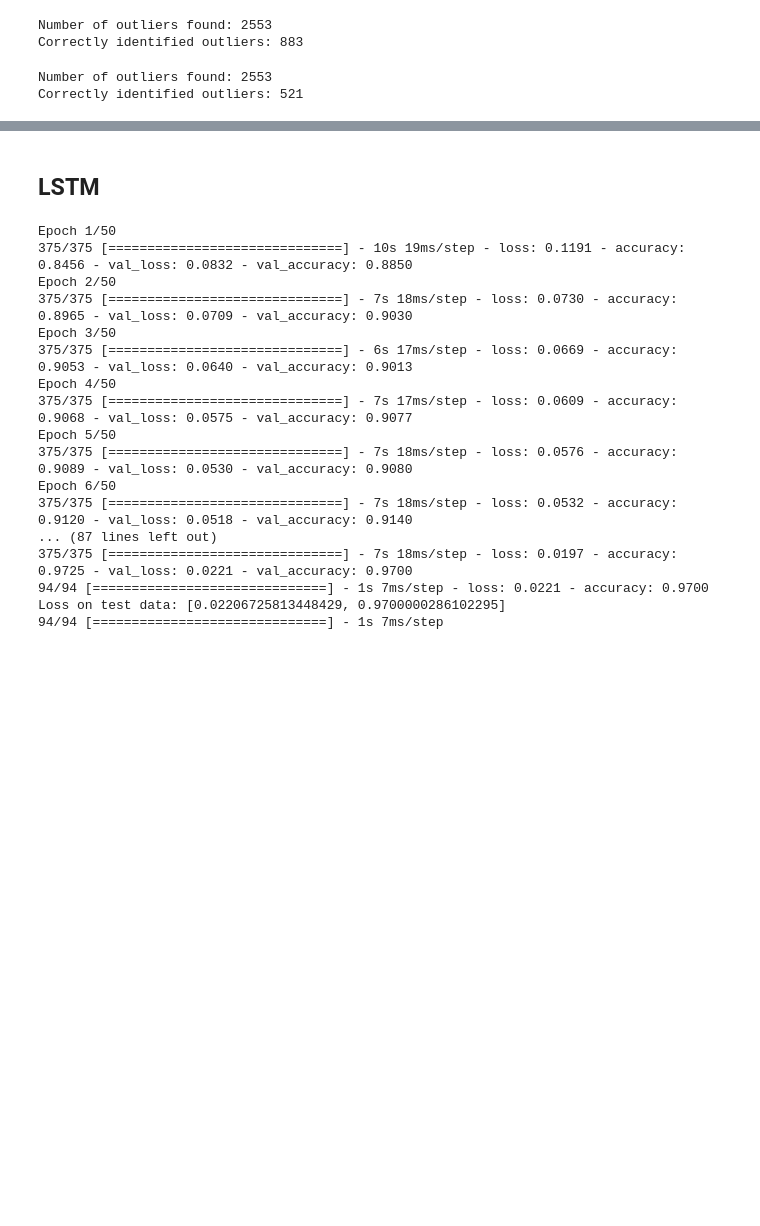
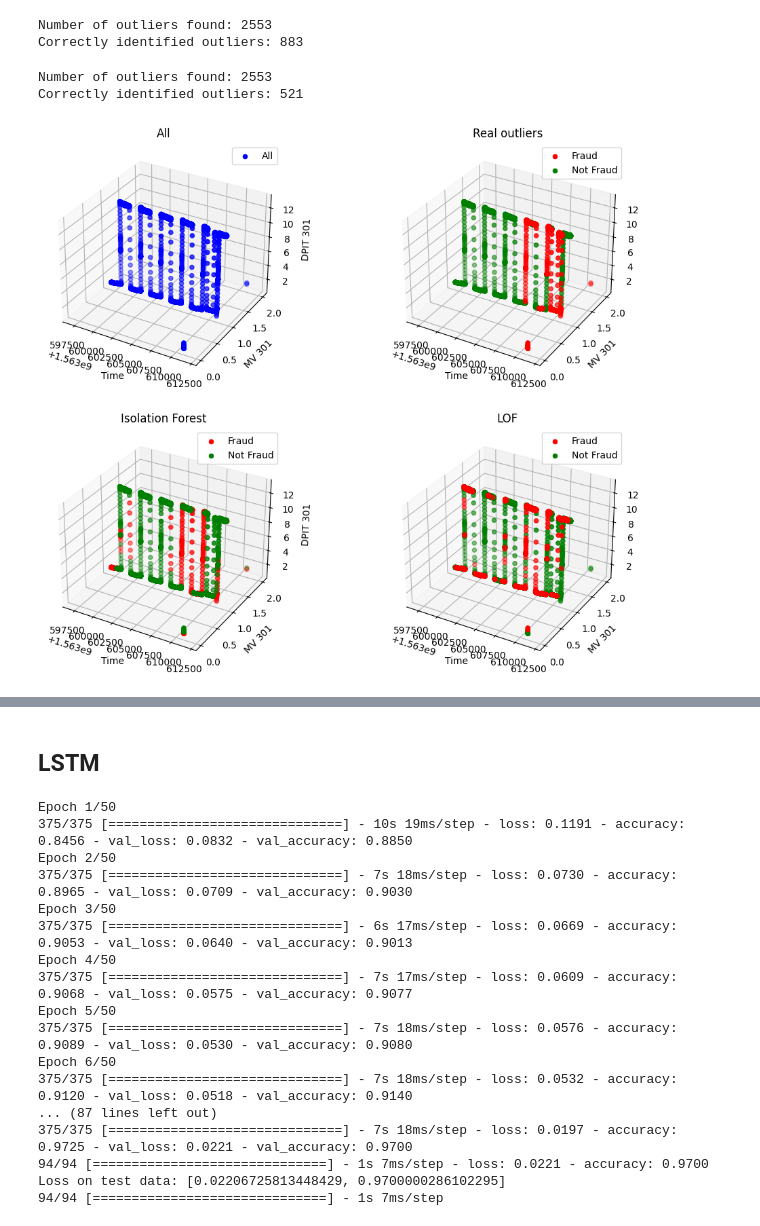
Before and after one commit to Josephine19-stack/secu_secu_secu, a Jupyter notebook: notebook.ipynb, the cells around one changed output, grey strips where cells are left out. Saved outputs shown, nothing was run; the diff lists cells and outputs as text; code cells hidden in the pictures; blank space fills up the shorter version.

Commit message:
add visualisation

```diff
--- a/notebook.ipynb
+++ b/notebook.ipynb
@@ -124,3 +125,46 @@ print(f"Correctly identified outliers: {correct_outliers}")
 # %% [output]
 Number of outliers found: 2553
 Correctly identified outliers: 521
+# %%
+def show3D_data_fraud(df, df_no_label, x_axis_name, y_axis_name, z_axis_name):
+    fig, axes = plt.subplots(2, 2, figsize=(12, 10), subplot_kw={'projection': '3d'})
+
+    df_fraud = df[df["Label"] == 1]
+    df_no_fraud = df[df["Label"] == 0]
+
+    df_no_label_iso_f = df_no_label[df_no_label["outliers"] == -1]
+    df_no_label_iso_no_f = df_no_label[df_no_label["outliers"] == 1]
+
+    df_no_label_lof_f = df_no_label[df_no_label["lof_outliers"] == -1]
+    df_no_label_lof_no_f = df_no_label[df_no_label["lof_outliers"] == 1]
+
+    axes[0, 1].scatter(df_fraud[x_axis_name], df_fraud[y_axis_name], df_fraud[z_axis_name], c="red", label="Fraud")
+    axes[0, 1].scatter(df_no_fraud[x_axis_name], df_no_fraud[y_axis_name], df_no_fraud[z_axis_name], c="green", label="Not Fraud")
+    axes[0, 1].set_title("Real outliers")
+
+    axes[0, 0].scatter(df[x_axis_name], df[y_axis_name], df[z_axis_name], c="blue", label="All")
+    axes[0, 0].set_title("All")
+
+    axes[1, 0].scatter(df_no_label_iso_f[x_axis_name], df_no_label_iso_f[y_axis_name], df_no_label_iso_f[z_axis_name], c="red", label="Fraud")
+    axes[1, 0].scatter(df_no_label_iso_no_f[x_axis_name], df_no_label_iso_no_f[y_axis_name], df_no_label_iso_no_f[z_axis_name], c="green", label="Not Fraud")
+    axes[1, 0].set_title("Isolation Forest")
+
+    axes[1, 1].scatter(df_no_label_lof_f[x_axis_name], df_no_label_lof_f[y_axis_name], df_no_label_lof_f[z_axis_name], c="red", label="Fraud")
+    axes[1, 1].scatter(df_no_label_lof_no_f[x_axis_name], df_no_label_lof_no_f[y_axis_name], df_no_label_lof_no_f[z_axis_name], c="green", label="Not Fraud")
+    axes[1, 1].set_title("LOF")
+
+
+    for i in range(2):
+        for j in range(2):
+            ax = axes[i, j]
+            ax.set_xlabel(x_axis_name)
+            ax.set_ylabel(y_axis_name)
+            ax.set_zlabel(z_axis_name)
+            ax.legend(loc='best')
+
+
+    plt.show()
+# %%
+show3D_data_fraud(df, df_no_label, 'Time', 'MV 301','DPIT 301')
+# %% [output]
+[figure, added]
```
Also changed, not shown: parts of 2 cells of this notebook.
